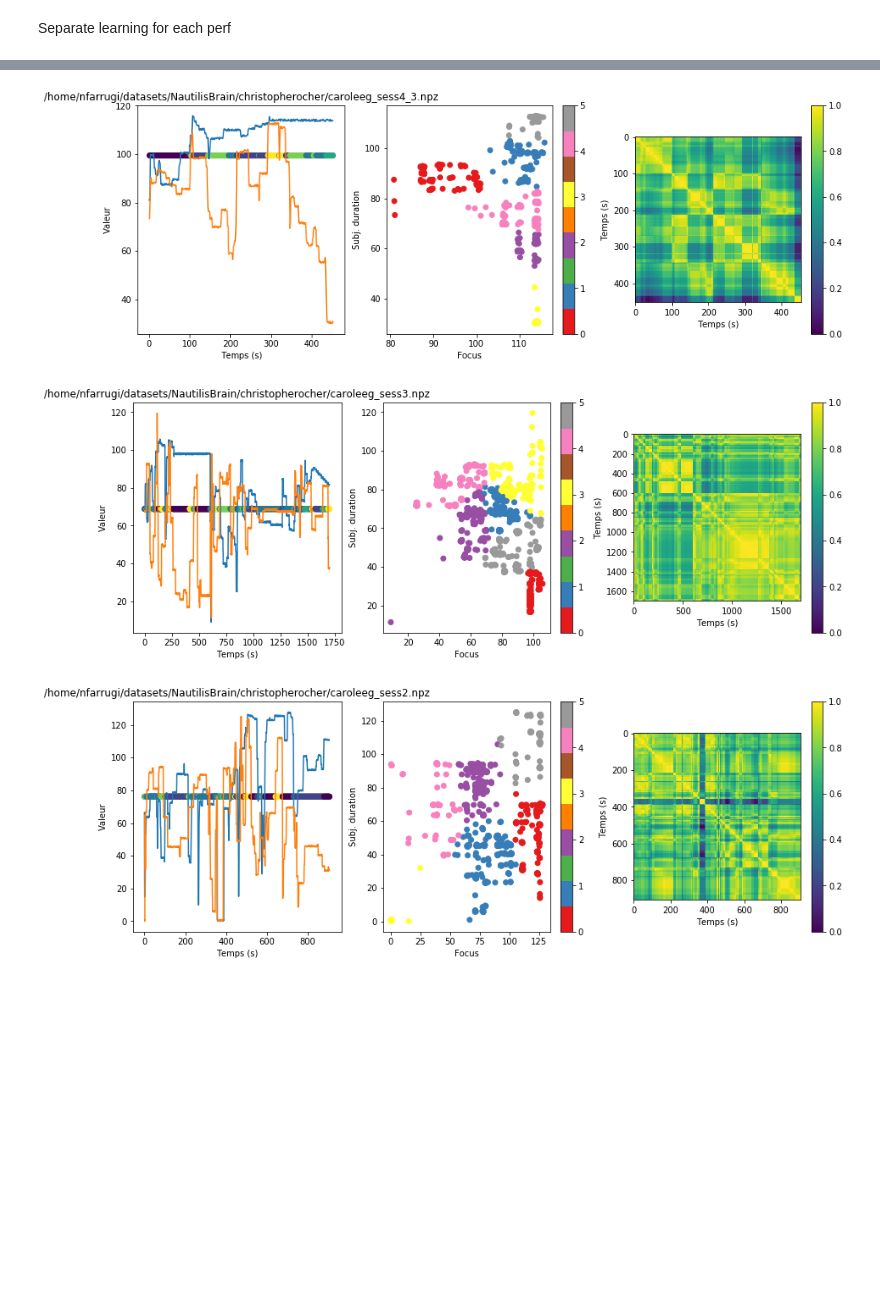
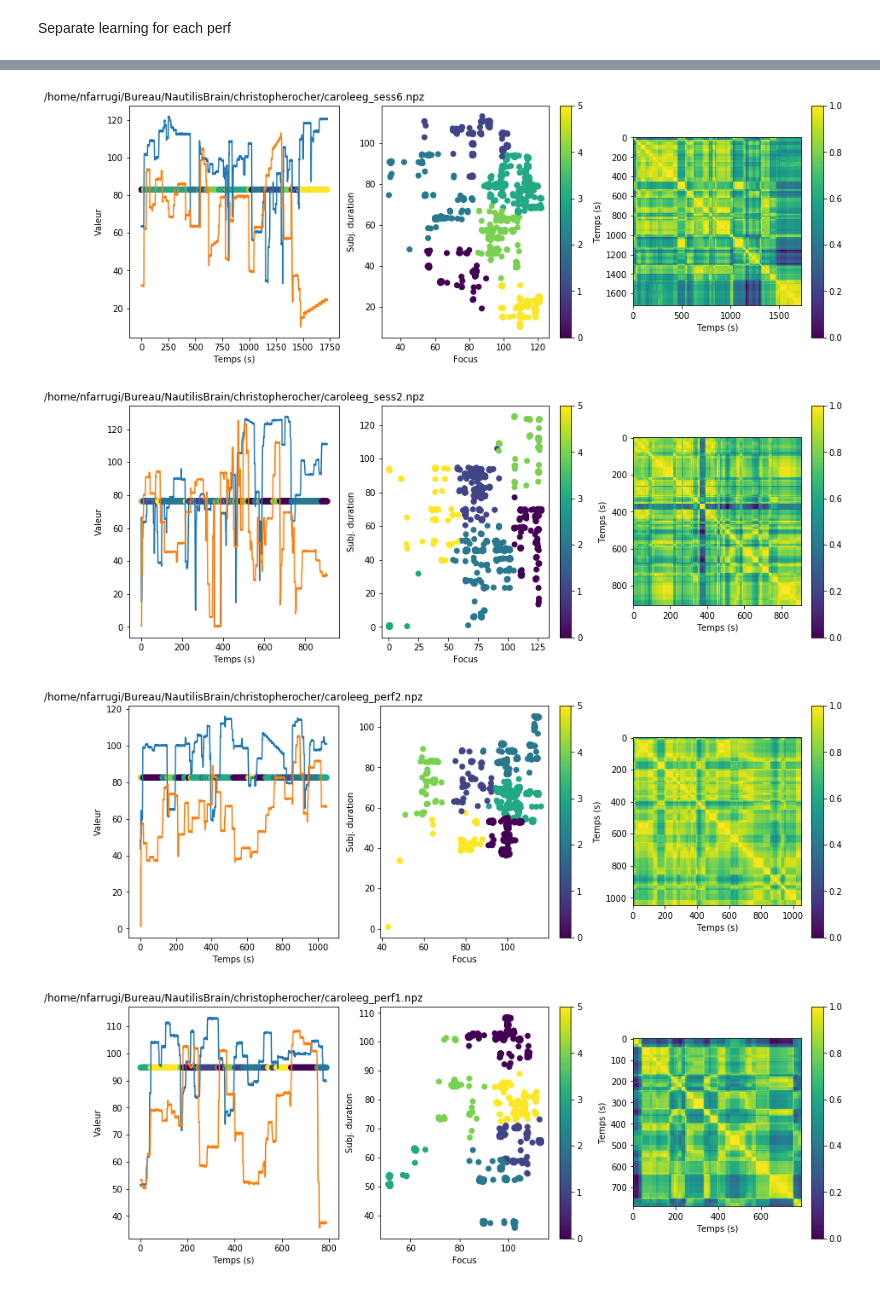
Before and after one commit to nicofarr/caroltrio_perf, a Jupyter notebook: Analysis_continuousratings.ipynb, the cells around one changed output, grey strips where cells are left out. Drawn from its saved outputs; the diff is of its cells as text; code cells hidden in the pictures; blank space fills up the shorter version.

```diff
--- a/Analysis_continuousratings.ipynb
+++ b/Analysis_continuousratings.ipynb
@@ -7,11 +7,12 @@ import numpy as np
 
 import os
 # %%
-listfiles = os.listdir('/home/nfarrugi/datasets/NautilisBrain/christopherocher/')
+filepath = '/home/nfarrugi/Bureau/NautilisBrain/christopherocher/'
+listfiles = os.listdir(filepath)
 listnpz = []
 for c in listfiles:
     if c[-3:] == 'npz':
-        listnpz.append(os.path.join('/home/nfarrugi/datasets/NautilisBrain/christopherocher/',c))
+        listnpz.append(os.path.join(filepath,c))
 # %%
 listnpz
 # %% [output]
@@ -46,6 +57,7 @@ from sklearn.metrics.pairwise import cosine_similarity,manhattan_distances,paire
 addnoise = True
 
 allX = []
+lengths = []
 
 for curnpz in listnpz:
     focus = np.load(curnpz)['focus']
@@ -67,6 +79,7 @@ for curnpz in listnpz:
     X = np.stack([focus_q[:maxtime,1],subt_q[:maxtime,1]]).T
 
     allX.append(X)
+    lengths.append(X.shape[0])
 
     S = manhattan_distances(X)
 
@@ -96,6 +109,7 @@ for curnpz in listnpz:
     plt.ylabel('Temps (s)')
     plt.colorbar()
 
+    plt.savefig('%s.png' % curnpz)
     plt.show()
 
 
@@ -283,7 +301,7 @@ for curnpz in listnpz:
     plt.title(curnpz)
 
     plt.subplot(1,3,2)
-    plt.scatter(focus_q[:maxtime,1],subt_q[:maxtime,1],c=clustlabels,cmap=plt.cm.Set1ll studies curre)
+    plt.scatter(focus_q[:maxtime,1],subt_q[:maxtime,1],c=clustlabels)
     plt.xlabel('Focus')
     plt.ylabel('Subj. duration')
 
@@ -297,5 +315,7 @@ for curnpz in listnpz:
     plt.ylabel('Temps (s)')
     plt.colorbar()
 
+    plt.savefig("%s_clust.png" % curnpz)
+
     plt.show()
 # %% [output]
@@ -304,3 +324,4 @@ for curnpz in listnpz:
-[figure, old version]
+[figure, new version]
-[figure, old version]
+[figure, new version]
-[figure, old version]
+[figure, new version]
+[figure, added]
```
Also changed, not shown: parts of 19 cells of this notebook, 1 other file.
